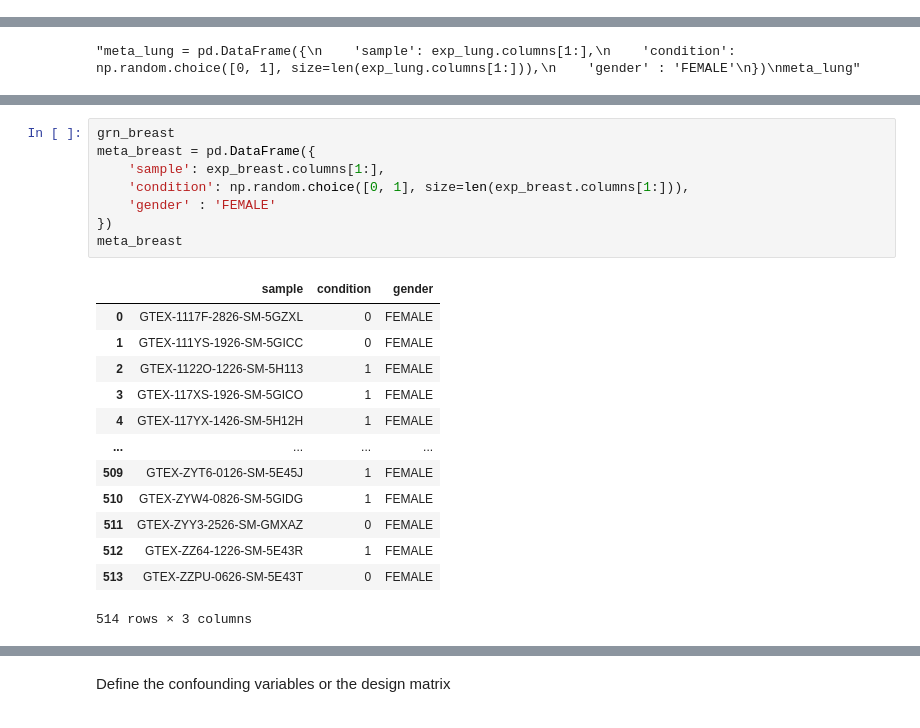
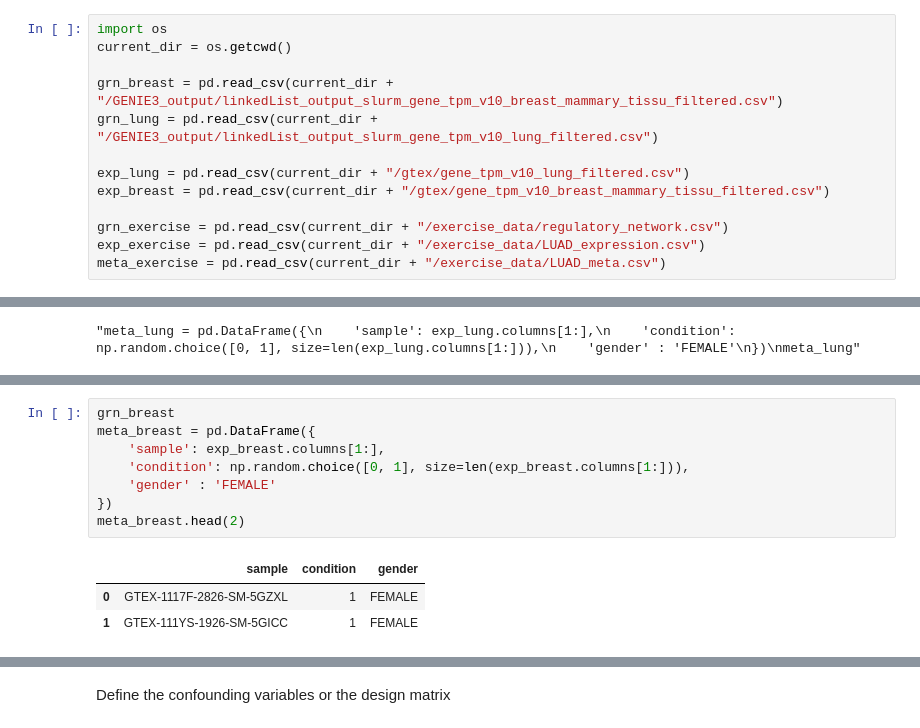
Before and after one commit to julkuhn/DysRegNet_package, a Jupyter notebook: run_dysregnet.ipynb, the cells around one changed output, grey strips where cells are left out. Saved outputs shown, nothing was run; the diff lists cells and outputs as text.

Commit message:
get fitting data

```diff
--- a/run_dysregnet.ipynb
+++ b/run_dysregnet.ipynb
@@ -18,3 +26,16 @@ meta_exercise = pd.read_csv("/Users/juliakuhn/Desktop/uni/WS2425/Systems_BioMedi
+# %%
+import os
+current_dir = os.getcwd()
+
+grn_breast = pd.read_csv(current_dir + "/GENIE3_output/linkedList_output_slurm_gene_tpm_v10_breast_mammary_tissu_filtered.csv")
+grn_lung = pd.read_csv(current_dir + "/GENIE3_output/linkedList_output_slurm_gene_tpm_v10_lung_filtered.csv")
+
+exp_lung = pd.read_csv(current_dir + "/gtex/gene_tpm_v10_lung_filtered.csv")
+exp_breast = pd.read_csv(current_dir + "/gtex/gene_tpm_v10_breast_mammary_tissu_filtered.csv")
+
+grn_exercise = pd.read_csv(current_dir + "/exercise_data/regulatory_network.csv")
+exp_exercise = pd.read_csv(current_dir + "/exercise_data/LUAD_expression.csv")
+meta_exercise = pd.read_csv(current_dir + "/exercise_data/LUAD_meta.csv")
 # %%
 """meta_lung = pd.DataFrame({
     'sample': exp_lung.columns[1:],
@@ -43,25 +54,15 @@ grn_breast
 # %%
 grn_breast
 meta_breast = pd.DataFrame({
     'sample': exp_breast.columns[1:],
     'condition': np.random.choice([0, 1], size=len(exp_breast.columns[1:])),
     'gender' : 'FEMALE'
 })
-meta_breast
+meta_breast.head(2)
 # %% [output]
 |  | sample | condition | gender |
-| 0 | GTEX-1117F-2826-SM-5GZXL | 0 | FEMALE |
-| 1 | GTEX-111YS-1926-SM-5GICC | 0 | FEMALE |
-| 2 | GTEX-1122O-1226-SM-5H113 | 1 | FEMALE |
-| 3 | GTEX-117XS-1926-SM-5GICO | 1 | FEMALE |
-| 4 | GTEX-117YX-1426-SM-5H12H | 1 | FEMALE |
-| ... | ... | ... | ... |
-| 509 | GTEX-ZYT6-0126-SM-5E45J | 1 | FEMALE |
-| 510 | GTEX-ZYW4-0826-SM-5GIDG | 1 | FEMALE |
-| 511 | GTEX-ZYY3-2526-SM-GMXAZ | 0 | FEMALE |
-| 512 | GTEX-ZZ64-1226-SM-5E43R | 1 | FEMALE |
-| 513 | GTEX-ZZPU-0626-SM-5E43T | 0 | FEMALE |
+| 0 | GTEX-1117F-2826-SM-5GZXL | 1 | FEMALE |
+| 1 | GTEX-111YS-1926-SM-5GICC | 1 | FEMALE |
-514 rows × 3 columns
 # %%
 meta_lung= pd.DataFrame({
     'sample': exp_lung.columns[1:],
```
Also changed, not shown: parts of 23 cells of this notebook, 2 other files.
